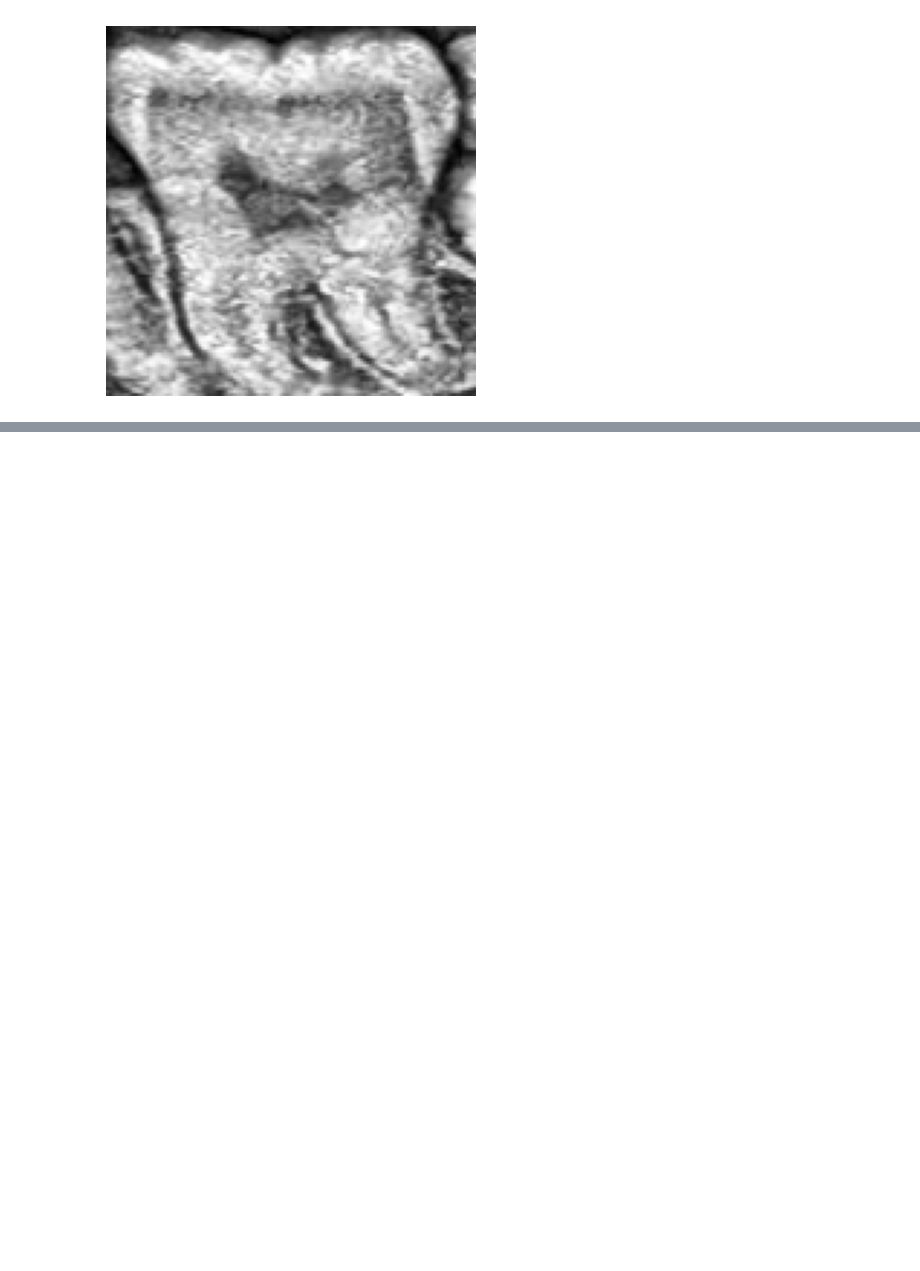
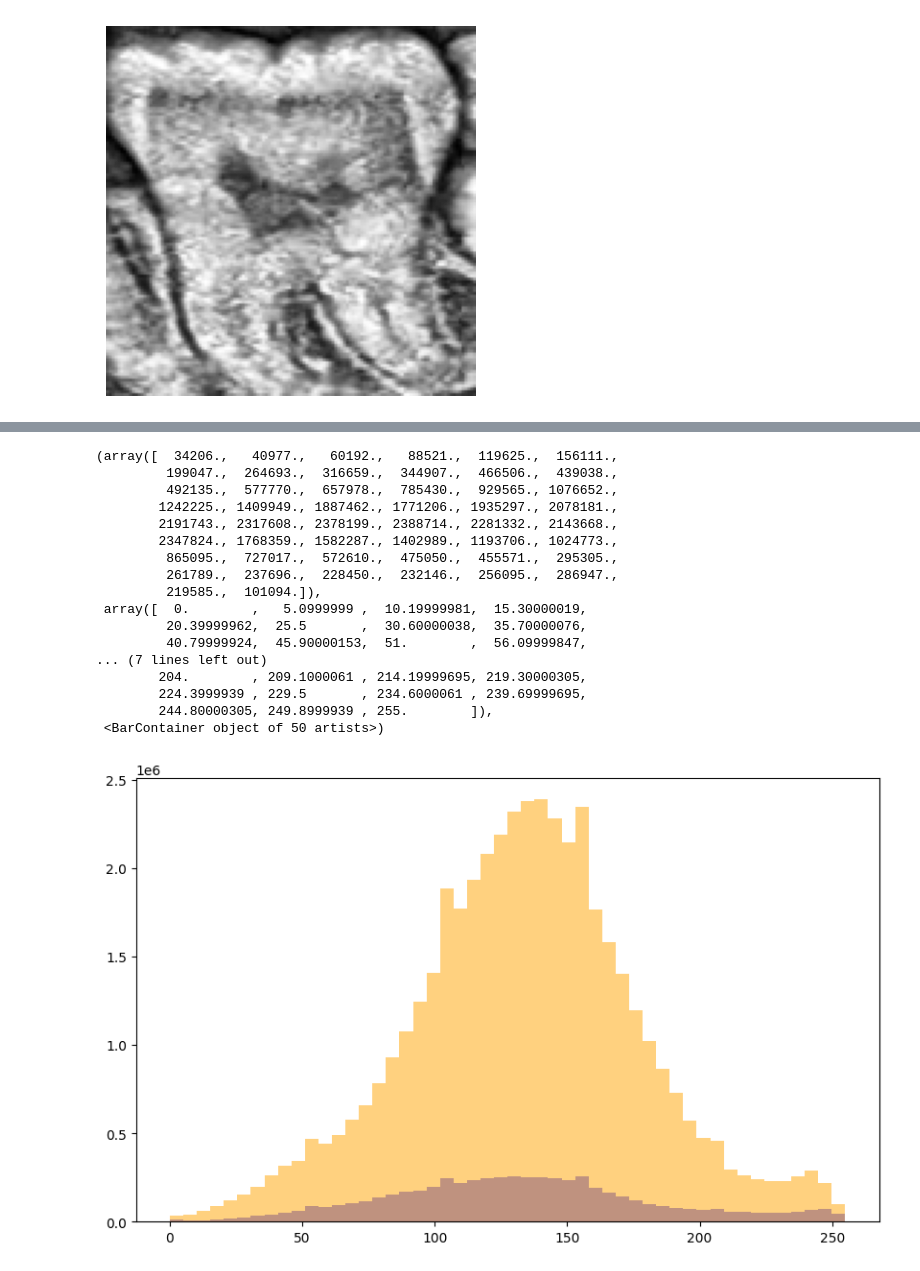
Before and after one commit to gabrieldimas/periapical-photo-caries-detection-using-deep-learning, a Jupyter notebook: caries_detection.ipynb, the cells around one changed output, grey strips where cells are left out. Saved outputs shown, nothing was run; the diff lists cells and outputs as text; code cells hidden in the pictures; blank space fills up the shorter version.

```diff
--- a/caries_detection.ipynb
+++ b/caries_detection.ipynb
@@ -198,0 +249,41 @@ plt.show()
+# %%
+target_size = (224, 224)
+
+caries_image_paths = [os.path.join(train_dir, 'caries', filename) for filename in os.listdir(os.path.join(train_dir, 'caries'))]
+caries_images = []
+for img_path in caries_image_paths:
+    img = load_img(img_path, target_size=target_size)
+    img_array = img_to_array(img)
+    caries_images.append(img_array)
+caries_images = np.array(caries_images)
+
+no_caries_image_paths = [os.path.join(train_dir, 'noncaries', filename) for filename in os.listdir(os.path.join(train_dir, 'noncaries'))]
+no_caries_images = []
+for img_path in no_caries_image_paths:
+    img = load_img(img_path, target_size=target_size)
+    img_array = img_to_array(img)
+    no_caries_images.append(img_array)
+no_caries_images = np.array(no_caries_images)
+
+plt.figure(figsize=(10, 6))
+plt.hist(caries_images.flatten(), bins=50, color='blue', alpha=0.5, label='Caries')
+plt.hist(no_caries_images.flatten(), bins=50, color='orange', alpha=0.5, label='No Caries')
+# %% [output]
+(array([  34206.,   40977.,   60192.,   88521.,  119625.,  156111.,
+         199047.,  264693.,  316659.,  344907.,  466506.,  439038.,
+         492135.,  577770.,  657978.,  785430.,  929565., 1076652.,
+        1242225., 1409949., 1887462., 1771206., 1935297., 2078181.,
+        2191743., 2317608., 2378199., 2388714., 2281332., 2143668.,
+        2347824., 1768359., 1582287., 1402989., 1193706., 1024773.,
+         865095.,  727017.,  572610.,  475050.,  455571.,  295305.,
+         261789.,  237696.,  228450.,  232146.,  256095.,  286947.,
+         219585.,  101094.]),
+ array([  0.        ,   5.0999999 ,  10.19999981,  15.30000019,
+         20.39999962,  25.5       ,  30.60000038,  35.70000076,
+         40.79999924,  45.90000153,  51.        ,  56.09999847,
+... (7 lines left out)
+        204.        , 209.1000061 , 214.19999695, 219.30000305,
+        224.3999939 , 229.5       , 234.6000061 , 239.69999695,
+        244.80000305, 249.8999939 , 255.        ]),
+ <BarContainer object of 50 artists>)
+[figure, added]
```
Also changed, not shown: parts of 22 cells of this notebook.
